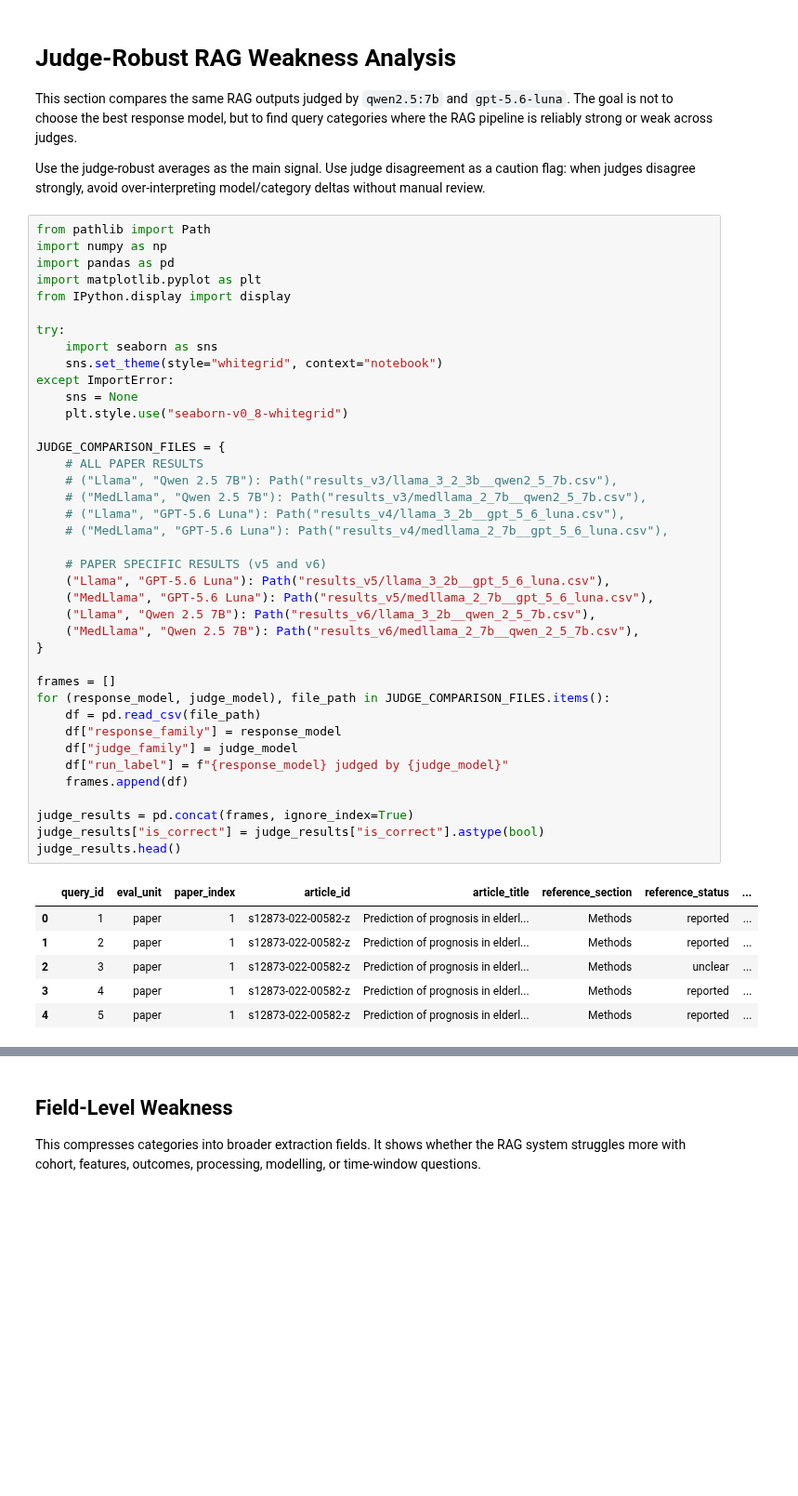
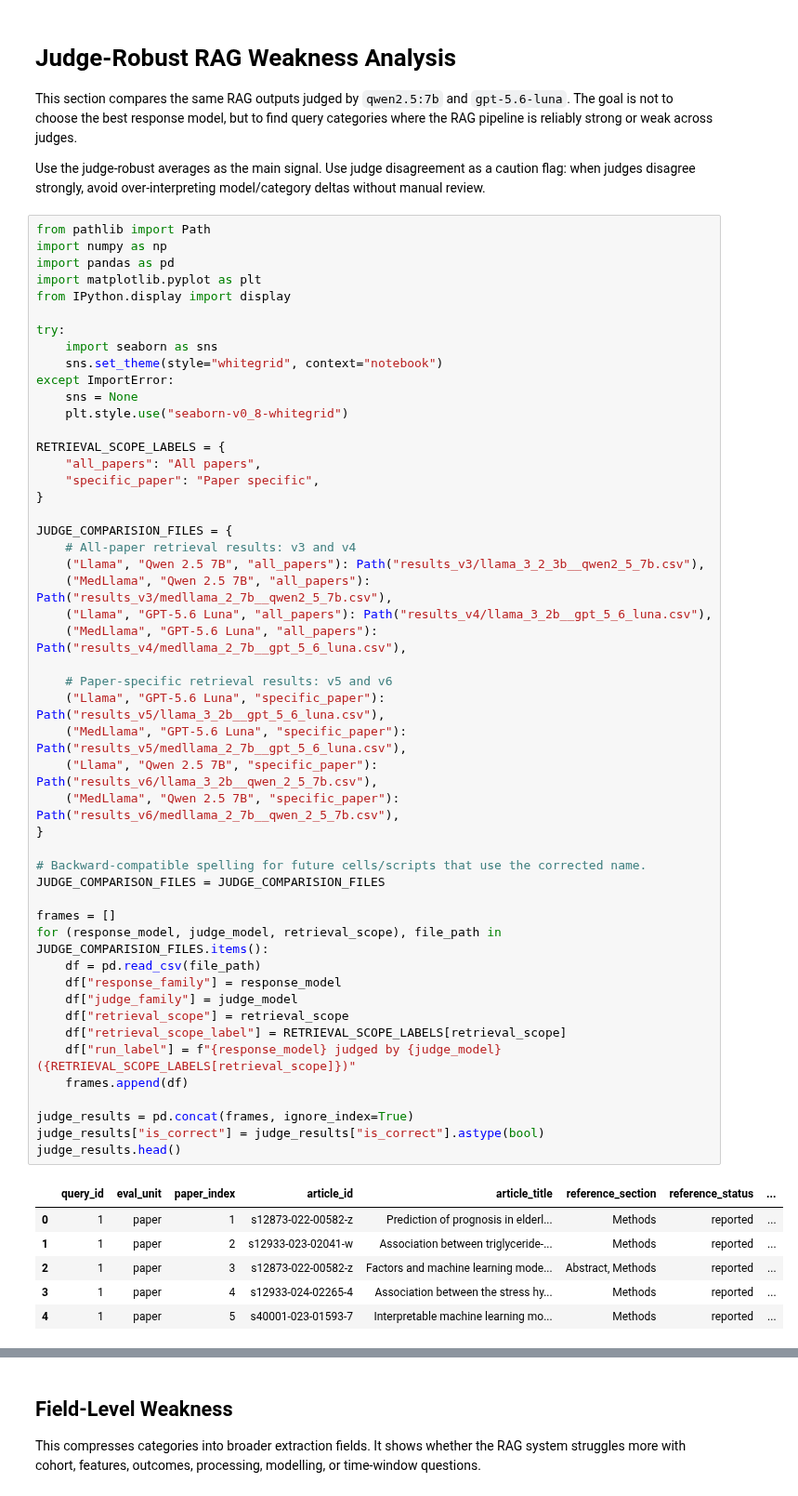
Before and after one commit to Crazz-Zaac/llm-driven-clinical-study-analysis, a Jupyter notebook: llm4ehr/rag_evaluation/visualize.ipynb, the cells around one changed output, grey strips where cells are left out. Shown at 93% size. Cells and saved outputs as stored; diff of their text form; blank space fills up the shorter version.

```diff
--- a/llm4ehr/rag_evaluation/visualize.ipynb
+++ b/llm4ehr/rag_evaluation/visualize.ipynb
@@ -355,46 +355,56 @@ Use the judge-robust averages as the main signal. Use judge disagreement as a ca
 # %%
 from pathlib import Path
 import numpy as np
 import pandas as pd
 import matplotlib.pyplot as plt
 from IPython.display import display
 
 try:
     import seaborn as sns
     sns.set_theme(style="whitegrid", context="notebook")
 except ImportError:
     sns = None
     plt.style.use("seaborn-v0_8-whitegrid")
 
-JUDGE_COMPARISON_FILES = {
-    # ALL PAPER RESULTS
-    # ("Llama", "Qwen 2.5 7B"): Path("results_v3/llama_3_2_3b__qwen2_5_7b.csv"),
-    # ("MedLlama", "Qwen 2.5 7B"): Path("results_v3/medllama_2_7b__qwen2_5_7b.csv"),
-    # ("Llama", "GPT-5.6 Luna"): Path("results_v4/llama_3_2b__gpt_5_6_luna.csv"),
-    # ("MedLlama", "GPT-5.6 Luna"): Path("results_v4/medllama_2_7b__gpt_5_6_luna.csv"),
-
-    # PAPER SPECIFIC RESULTS (v5 and v6)
-    ("Llama", "GPT-5.6 Luna"): Path("results_v5/llama_3_2b__gpt_5_6_luna.csv"),
-    ("MedLlama", "GPT-5.6 Luna"): Path("results_v5/medllama_2_7b__gpt_5_6_luna.csv"),
-    ("Llama", "Qwen 2.5 7B"): Path("results_v6/llama_3_2b__qwen_2_5_7b.csv"),
-    ("MedLlama", "Qwen 2.5 7B"): Path("results_v6/medllama_2_7b__qwen_2_5_7b.csv"),
+RETRIEVAL_SCOPE_LABELS = {
+    "all_papers": "All papers",
+    "specific_paper": "Paper specific",
 }
 
+JUDGE_COMPARISION_FILES = {
+    # All-paper retrieval results: v3 and v4
+    ("Llama", "Qwen 2.5 7B", "all_papers"): Path("results_v3/llama_3_2_3b__qwen2_5_7b.csv"),
+    ("MedLlama", "Qwen 2.5 7B", "all_papers"): Path("results_v3/medllama_2_7b__qwen2_5_7b.csv"),
+    ("Llama", "GPT-5.6 Luna", "all_papers"): Path("results_v4/llama_3_2b__gpt_5_6_luna.csv"),
+    ("MedLlama", "GPT-5.6 Luna", "all_papers"): Path("results_v4/medllama_2_7b__gpt_5_6_luna.csv"),
+
+    # Paper-specific retrieval results: v5 and v6
+    ("Llama", "GPT-5.6 Luna", "specific_paper"): Path("results_v5/llama_3_2b__gpt_5_6_luna.csv"),
+    ("MedLlama", "GPT-5.6 Luna", "specific_paper"): Path("results_v5/medllama_2_7b__gpt_5_6_luna.csv"),
+    ("Llama", "Qwen 2.5 7B", "specific_paper"): Path("results_v6/llama_3_2b__qwen_2_5_7b.csv"),
+    ("MedLlama", "Qwen 2.5 7B", "specific_paper"): Path("results_v6/medllama_2_7b__qwen_2_5_7b.csv"),
+}
+
+# Backward-compatible spelling for future cells/scripts that use the corrected name.
+JUDGE_COMPARISON_FILES = JUDGE_COMPARISION_FILES
+
 frames = []
-for (response_model, judge_model), file_path in JUDGE_COMPARISON_FILES.items():
+for (response_model, judge_model, retrieval_scope), file_path in JUDGE_COMPARISION_FILES.items():
     df = pd.read_csv(file_path)
     df["response_family"] = response_model
     df["judge_family"] = judge_model
-    df["run_label"] = f"{response_model} judged by {judge_model}"
+    df["retrieval_scope"] = retrieval_scope
+    df["retrieval_scope_label"] = RETRIEVAL_SCOPE_LABELS[retrieval_scope]
+    df["run_label"] = f"{response_model} judged by {judge_model} ({RETRIEVAL_SCOPE_LABELS[retrieval_scope]})"
     frames.append(df)
 
 judge_results = pd.concat(frames, ignore_index=True)
 judge_results["is_correct"] = judge_results["is_correct"].astype(bool)
 judge_results.head()
 # %% [output]
 |  | query_id | eval_unit | paper_index | article_id | article_title | reference_section | reference_status | ... |
 | 0 | 1 | paper | 1 | s12873-022-00582-z | Prediction of prognosis in elderl... | Methods | reported | ... |
-| 1 | 2 | paper | 1 | s12873-022-00582-z | Prediction of prognosis in elderl... | Methods | reported | ... |
-| 2 | 3 | paper | 1 | s12873-022-00582-z | Prediction of prognosis in elderl... | Methods | unclear | ... |
-| 3 | 4 | paper | 1 | s12873-022-00582-z | Prediction of prognosis in elderl... | Methods | reported | ... |
-| 4 | 5 | paper | 1 | s12873-022-00582-z | Prediction of prognosis in elderl... | Methods | reported | ... |
+| 1 | 1 | paper | 2 | s12933-023-02041-w | Association between triglyceride-... | Methods | reported | ... |
+| 2 | 1 | paper | 3 | s12873-022-00582-z | Factors and machine learning mode... | Abstract, Methods | reported | ... |
+| 3 | 1 | paper | 4 | s12933-024-02265-4 | Association between the stress hy... | Methods | reported | ... |
+| 4 | 1 | paper | 5 | s40001-023-01593-7 | Interpretable machine learning mo... | Methods | reported | ... |
```
Also changed, not shown: parts of 10 cells of this notebook, 9 other files.
